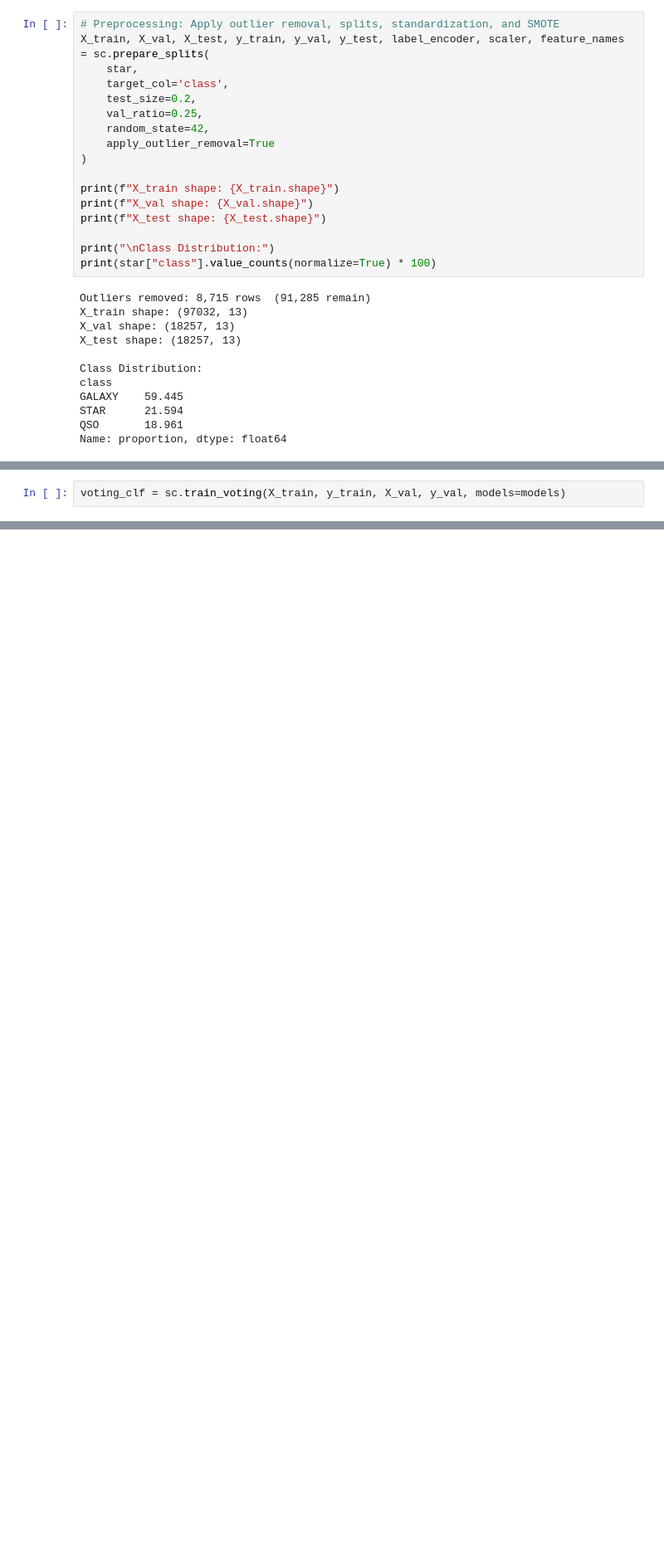
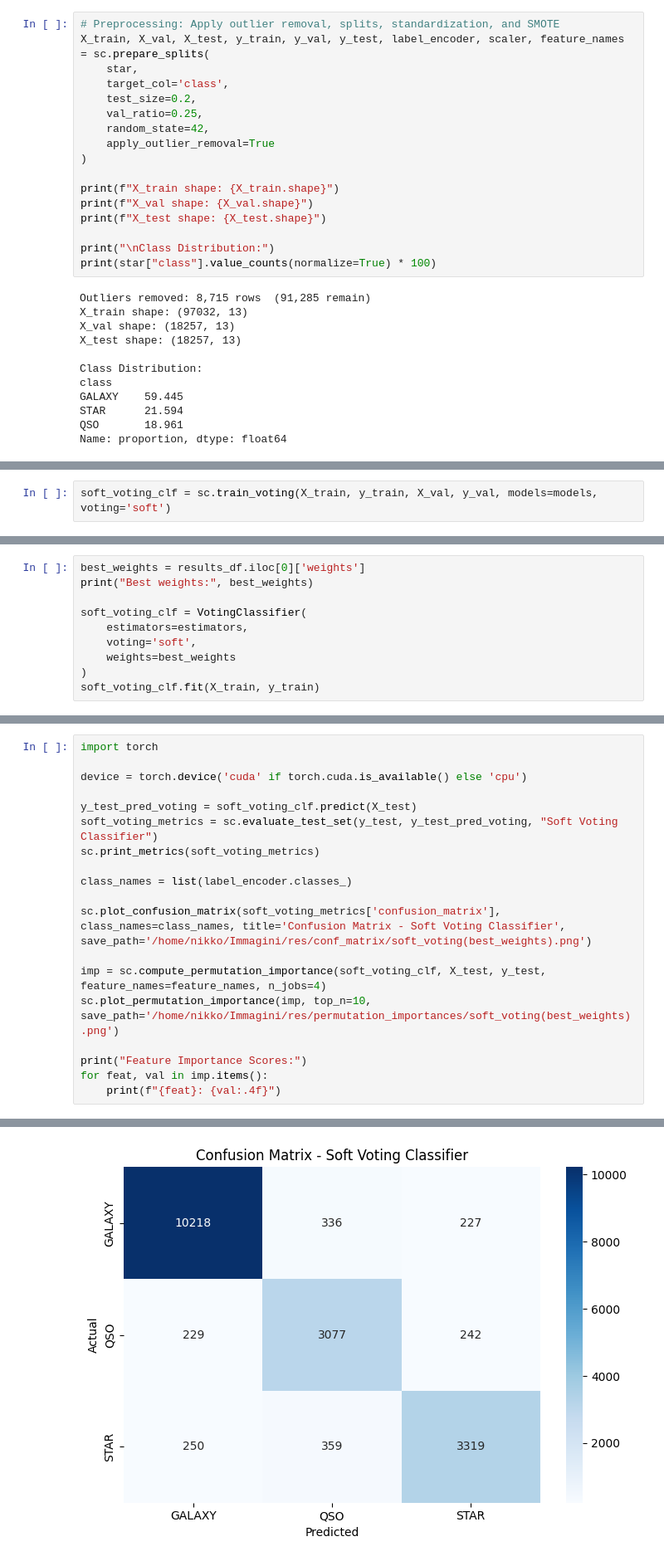
Before and after one commit to nicolomeneguzzo/Computational-Physics-2026, a Jupyter notebook: Astrophysical-Objects-Recognition/notebooks/Untitled.ipynb, the cells around one changed output, grey strips where cells are left out. Shown at 83% size. Cells and saved outputs as stored; diff of their text form; blank space fills up the shorter version.

```diff
--- a/Astrophysical-Objects-Recognition/notebooks/Untitled.ipynb
+++ b/Astrophysical-Objects-Recognition/notebooks/Untitled.ipynb
@@ -123,3 +124,3 @@ XGBoost trained.
 # %%
-voting_clf = sc.train_voting(X_train, y_train, X_val, y_val, models=models)
+soft_voting_clf = sc.train_voting(X_train, y_train, X_val, y_val, models=models, voting='soft')
 # %% [output]
@@ -142,0 +198,10 @@ Voting Classifier trained.
+# %%
+best_weights = results_df.iloc[0]['weights']
+print("Best weights:", best_weights)
+
+soft_voting_clf = VotingClassifier(
+    estimators=estimators,
+    voting='soft',
+    weights=best_weights
+)
+soft_voting_clf.fit(X_train, y_train)
@@ -142,0 +227,20 @@ Voting Classifier trained.
+# %%
+import torch
+
+device = torch.device('cuda' if torch.cuda.is_available() else 'cpu')
+
+y_test_pred_voting = soft_voting_clf.predict(X_test)
+soft_voting_metrics = sc.evaluate_test_set(y_test, y_test_pred_voting, "Soft Voting Classifier")
+sc.print_metrics(soft_voting_metrics)
+
+class_names = list(label_encoder.classes_)
+
+sc.plot_confusion_matrix(soft_voting_metrics['confusion_matrix'], class_names=class_names, title='Confusion Matrix - Soft Voting Classifier', save_path='/home/nikko/Immagini/res/conf_matrix/soft_voting(best_weights).png')
+
+imp = sc.compute_permutation_importance(soft_voting_clf, X_test, y_test, feature_names=feature_names, n_jobs=4)
+sc.plot_permutation_importance(imp, top_n=10, save_path='/home/nikko/Immagini/res/permutation_importances/soft_voting(best_weights).png')
+
+print("Feature Importance Scores:")
+for feat, val in imp.items():
+    print(f"{feat}: {val:.4f}")
+# %% [output]
@@ -142,0 +257 @@ Voting Classifier trained.
+[figure, added]
```
Also changed, not shown: parts of 12 cells of this notebook, 4 other files.
